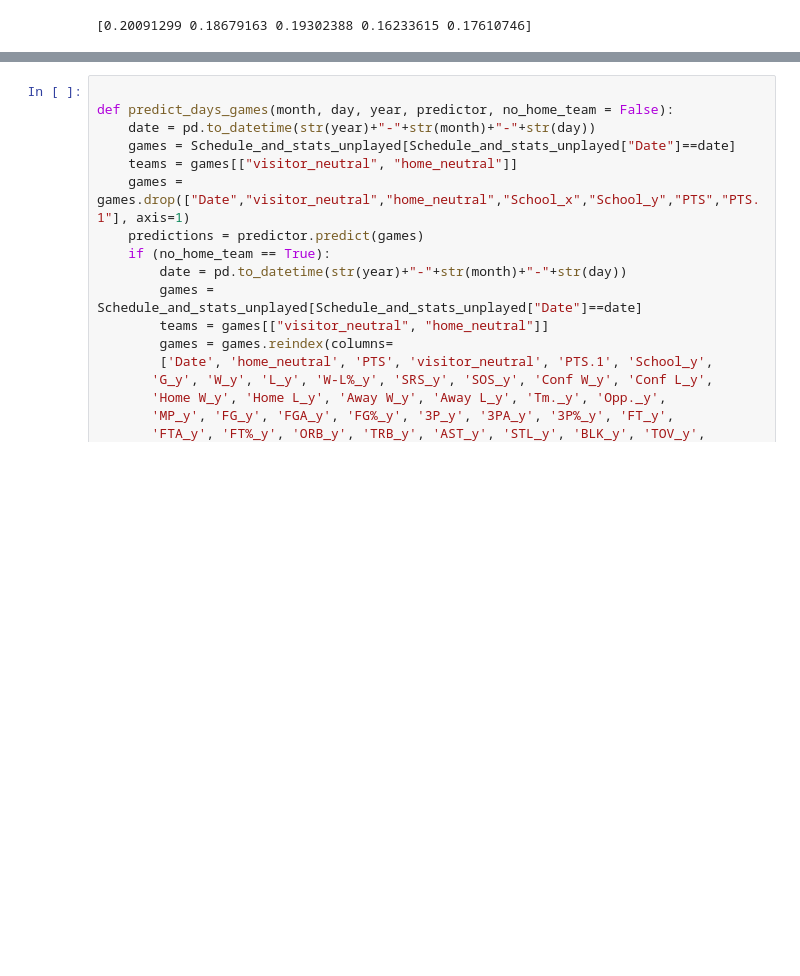
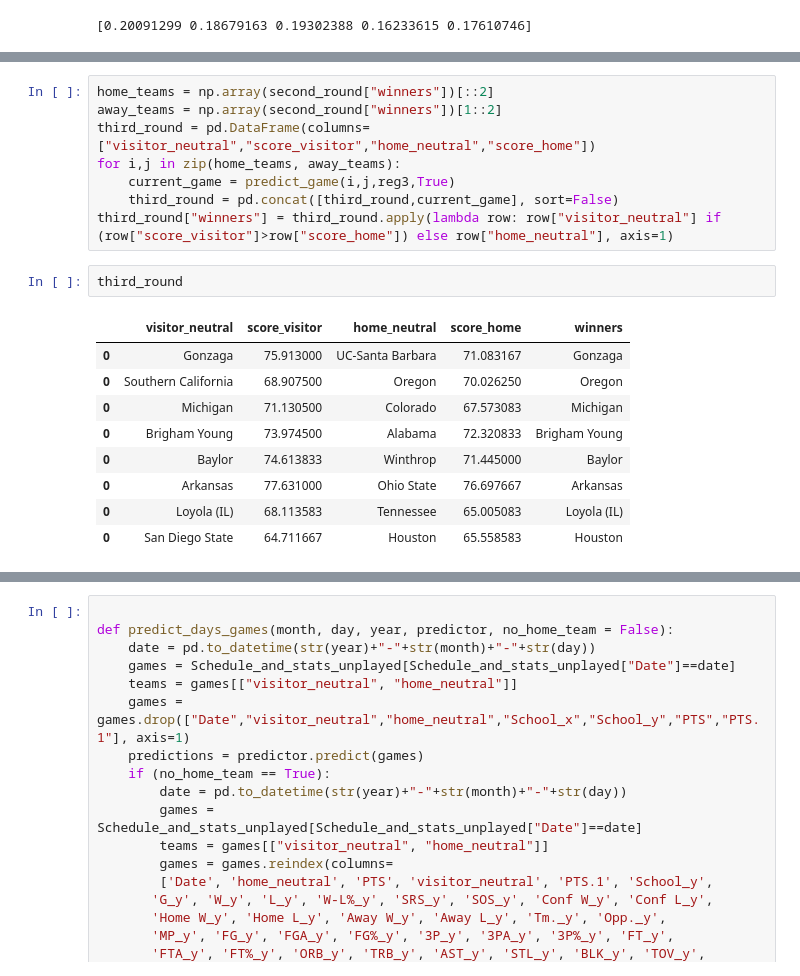
Before and after one commit to pkr5025/College-Basketball-Predictions, a Jupyter notebook: 2020_2021_season/Initial Predictions.ipynb, the cells around one changed output, grey strips where cells are left out. Saved outputs shown, nothing was run; the diff lists cells and outputs as text; blank space fills up the shorter version.

```diff
--- a/2020_2021_season/Initial Predictions.ipynb
+++ b/2020_2021_season/Initial Predictions.ipynb
@@ -126,0 +217,20 @@ a.drop(["Date","visitor_neutral","home_neutral","School_x","School_y","PTS","PTS
+# %%
+home_teams = np.array(second_round["winners"])[::2]
+away_teams = np.array(second_round["winners"])[1::2]
+third_round = pd.DataFrame(columns=["visitor_neutral","score_visitor","home_neutral","score_home"])
+for i,j in zip(home_teams, away_teams):
+    current_game = predict_game(i,j,reg3,True)
+    third_round = pd.concat([third_round,current_game], sort=False)
+third_round["winners"] = third_round.apply(lambda row: row["visitor_neutral"] if (row["score_visitor"]>row["score_home"]) else row["home_neutral"], axis=1)
+# %%
+third_round
+# %% [output]
+|  | visitor_neutral | score_visitor | home_neutral | score_home | winners |
+| 0 | Gonzaga | 75.913000 | UC-Santa Barbara | 71.083167 | Gonzaga |
+| 0 | Southern California | 68.907500 | Oregon | 70.026250 | Oregon |
+| 0 | Michigan | 71.130500 | Colorado | 67.573083 | Michigan |
+| 0 | Brigham Young | 73.974500 | Alabama | 72.320833 | Brigham Young |
+| 0 | Baylor | 74.613833 | Winthrop | 71.445000 | Baylor |
+| 0 | Arkansas | 77.631000 | Ohio State | 76.697667 | Arkansas |
+| 0 | Loyola (IL) | 68.113583 | Tennessee | 65.005083 | Loyola (IL) |
+| 0 | San Diego State | 64.711667 | Houston | 65.558583 | Houston |
```
Also changed, not shown: parts of 15 cells of this notebook, 1 other file.
